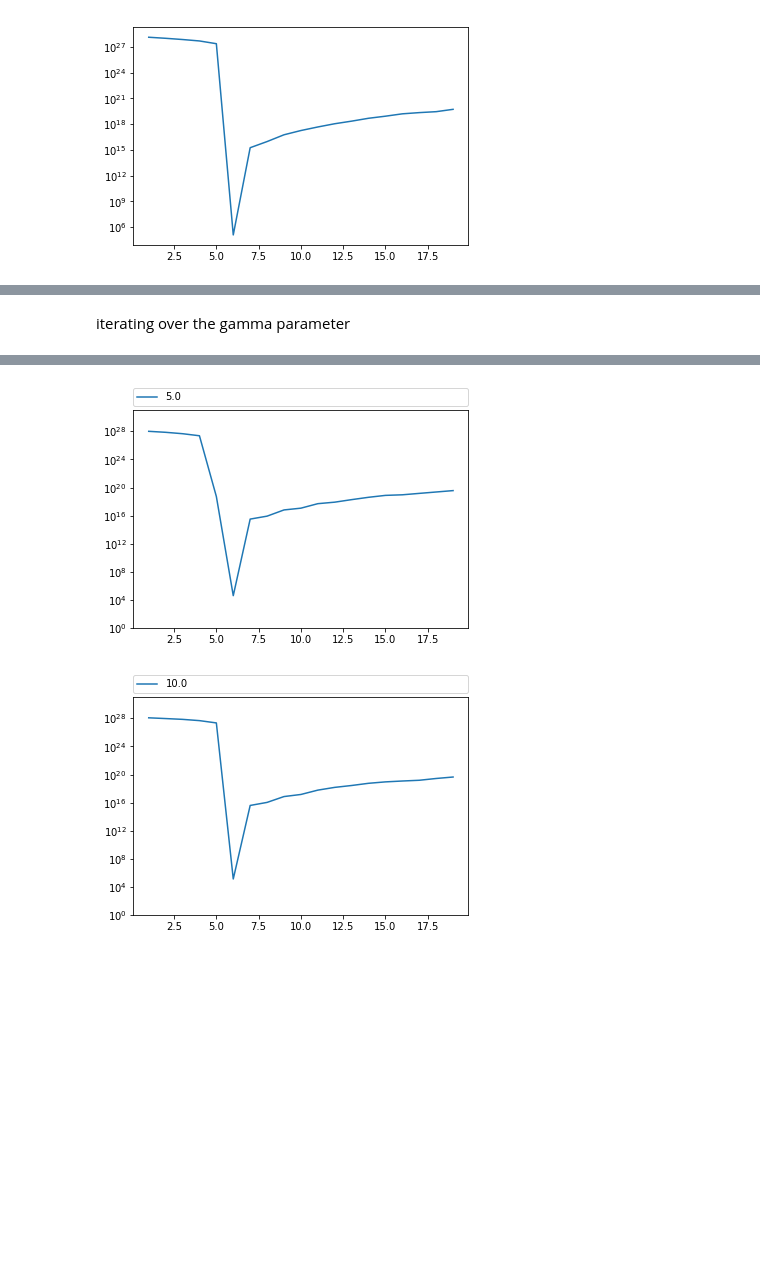
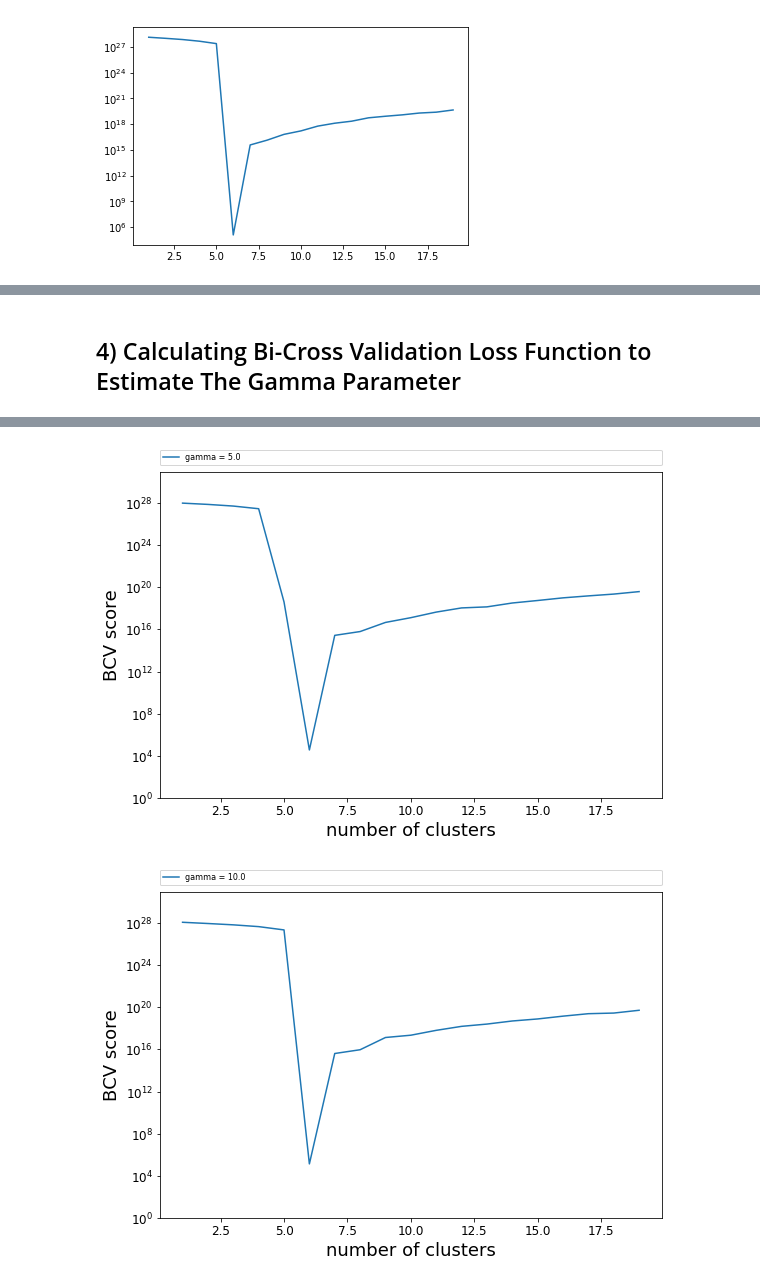
Before and after one commit to sioan/bcv_spectral_clustering, a Jupyter notebook: spectral_clustering.ipynb, the cells around one changed output, grey strips where cells are left out. Saved outputs shown, nothing was run; the diff lists cells and outputs as text; code cells hidden in the pictures; blank space fills up the shorter version.

```diff
--- a/spectral_clustering.ipynb
+++ b/spectral_clustering.ipynb
@@ -354,7 +359,7 @@ plt.semilogy(k_range,median_MSE_list)
 # %%
 spectral = cluster.SpectralClustering(k_range[np.argmin(median_MSE_list)],
                                       assign_labels="discretize",
-                                      #random_state=0,
+                                      random_state=10,
                                       #affinity = 'nearest_neighbors',
                                       #n_neighbors=8
                                       #gamma=1e2
@@ -368,6 +373,10 @@ plt.show()
-# %% [markdown]
-iterating over the gamma parameter
+# %% [markdown]
+##  4) Calculating Bi-Cross Validation Loss Function to Estimate The Gamma Parameter
 # %%
+mpl.rcParams['figure.figsize']  = (9,6)
+mpl.rcParams['font.size']       = 12
+mpl.rcParams['legend.fontsize'] = 8
+mpl.rcParams['axes.labelsize']  = 18
 #temp = get_number_of_clusters(X,n_iterations=100,min_n_clusters=1,max_n_clusters=20,regularization_parameter=1e-9)
 
 gamma_list = np.sort(np.append(10**np.arange(4),0.5*10**np.arange(4)))
@@ -386,9 +395,19 @@ for gamma in gamma_list:
 
     full_map.append(median_MSE_list)
 
-    plt.semilogy(k_range,median_MSE_list,label=str(gamma))
-    plt.ylim(1e0,1e31)
-    plt.legend(bbox_to_anchor=(0., 1.02, 1., .102), loc=3,ncol=2, mode="expand", borderaxespad=0.)
-    #plt.text(0.975, 0.975, "(b)",fontsize=18, fontweight='normal', va='top', ha='right')
+
+    mpl.rcParams['figure.figsize']  = (9,6)
+    mpl.rcParams['font.size']       = 12
+    mpl.rcParams['legend.fontsize'] = 8
+    mpl.rcParams['axes.labelsize']  = 18
+
+    fig = plt.figure()
+    ax  = fig.add_subplot(111)
+    ax.set_xlabel("number of clusters")
+
+    ax.semilogy(k_range,median_MSE_list,label="gamma = "+str(gamma))
+    ax.set_ylabel("BCV score")
+    ax.set_ylim(1e0,1e31)
+    ax.legend(bbox_to_anchor=(0., 1.02, 1., .102), loc=3,ncol=2, mode="expand", borderaxespad=0.0)
     plt.show()
 # %% [output]
@@ -397,2 +416,2 @@ for gamma in gamma_list:
-[figure, old version]
+[figure, new version]
-[figure, old version]
+[figure, new version]
```
Also changed, not shown: parts of 18 cells of this notebook.
